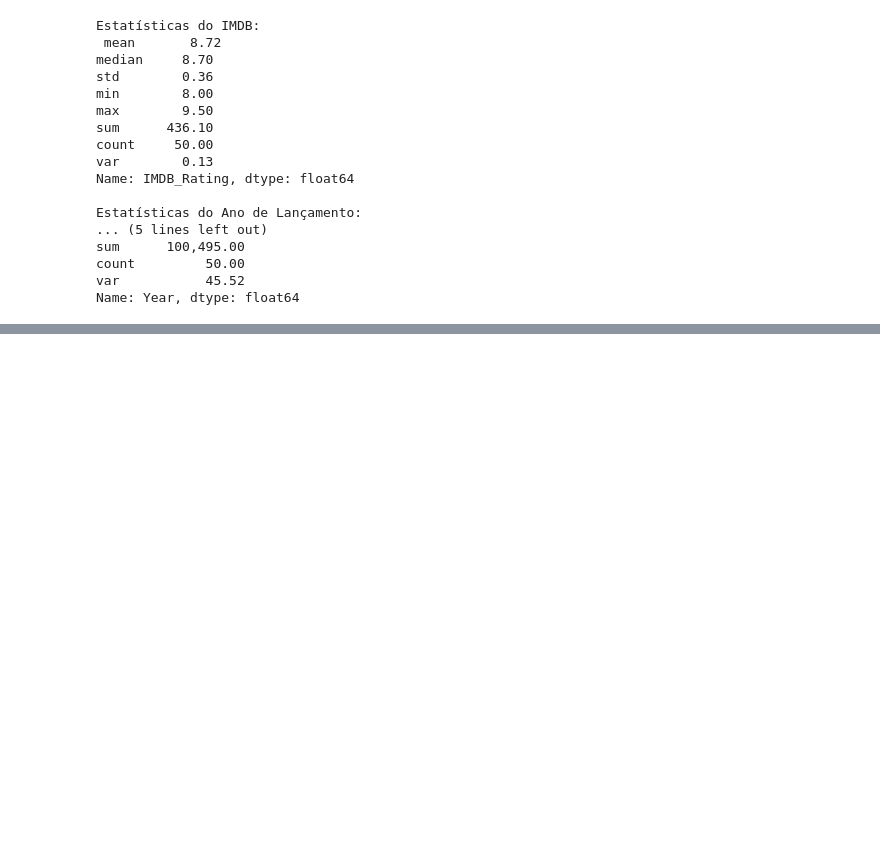
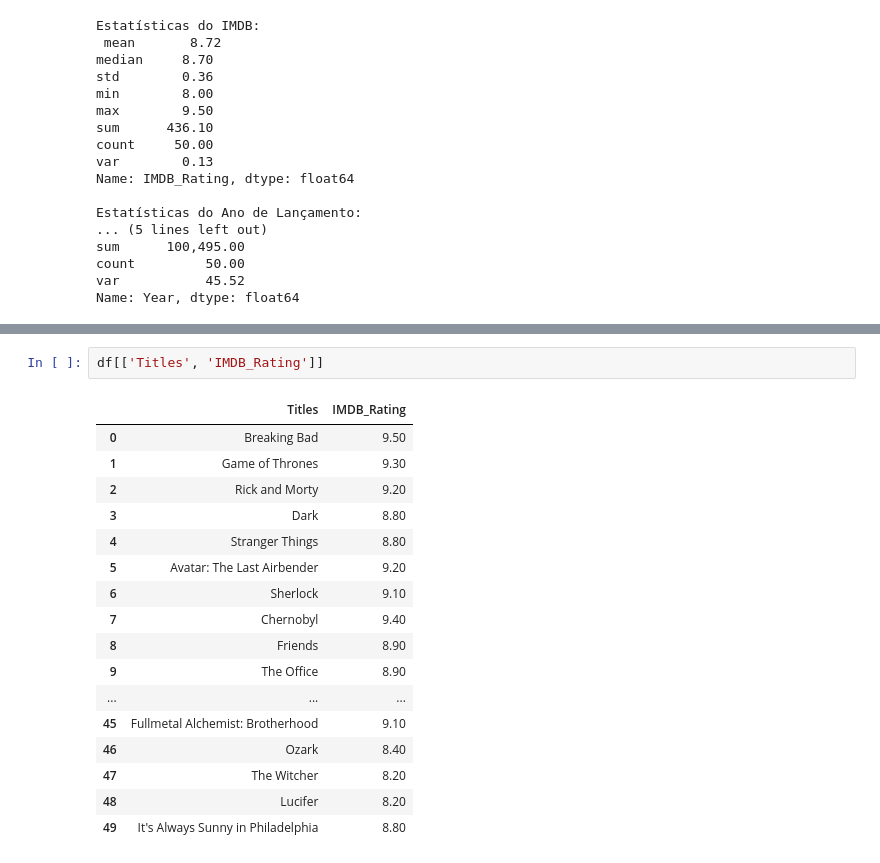
Before and after one commit to jotap53/claude_ciencia_de_dados, a Jupyter notebook: notebooks/notebook_de_treino.ipynb, the cells around one changed output, grey strips where cells are left out. Drawn from its saved outputs; the diff is of its cells as text; blank space fills up the shorter version.

```diff
--- a/notebooks/notebook_de_treino.ipynb
+++ b/notebooks/notebook_de_treino.ipynb
@@ -268,0 +289,20 @@ Name: Year, dtype: float64
+# %%
+df[['Titles', 'IMDB_Rating']]
+# %% [output]
+|  | Titles | IMDB_Rating |
+| 0 | Breaking Bad | 9.50 |
+| 1 | Game of Thrones | 9.30 |
+| 2 | Rick and Morty | 9.20 |
+| 3 | Dark | 8.80 |
+| 4 | Stranger Things | 8.80 |
+| 5 | Avatar: The Last Airbender | 9.20 |
+| 6 | Sherlock | 9.10 |
+| 7 | Chernobyl | 9.40 |
+| 8 | Friends | 8.90 |
+| 9 | The Office | 8.90 |
+| ... | ... | ... |
+| 45 | Fullmetal Alchemist: Brotherhood | 9.10 |
+| 46 | Ozark | 8.40 |
+| 47 | The Witcher | 8.20 |
+| 48 | Lucifer | 8.20 |
+| 49 | It's Always Sunny in Philadelphia | 8.80 |
```
Also changed, not shown: parts of 6 cells of this notebook.
